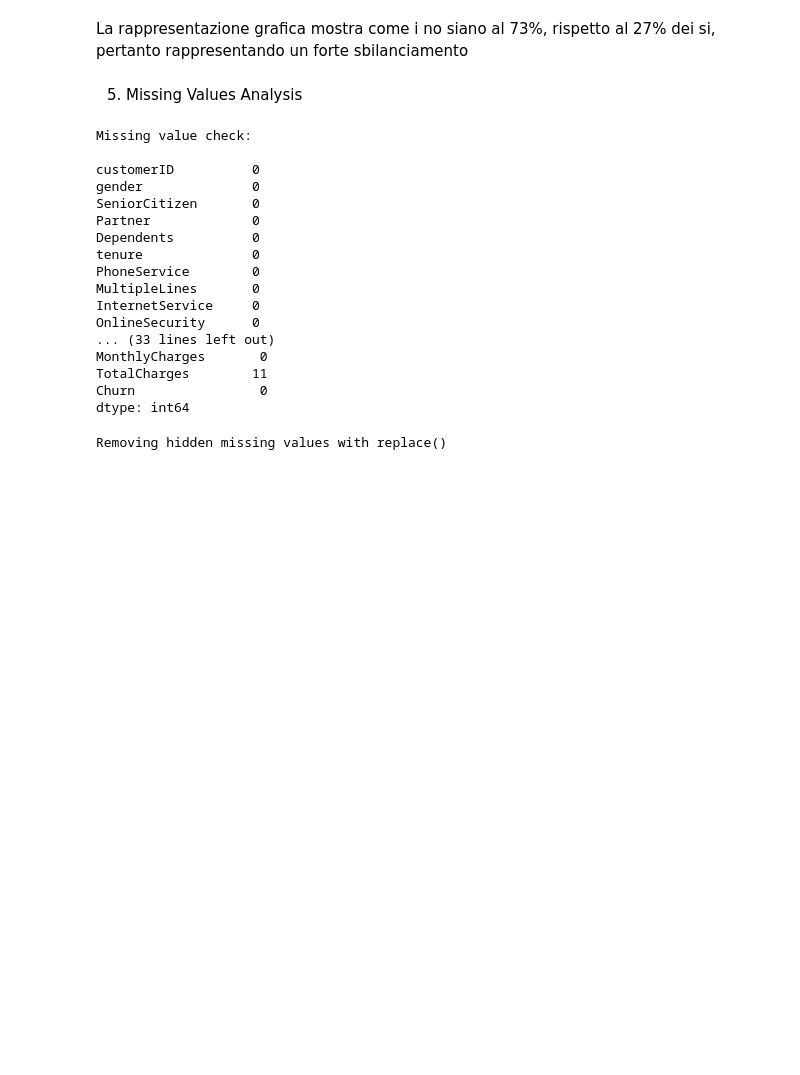
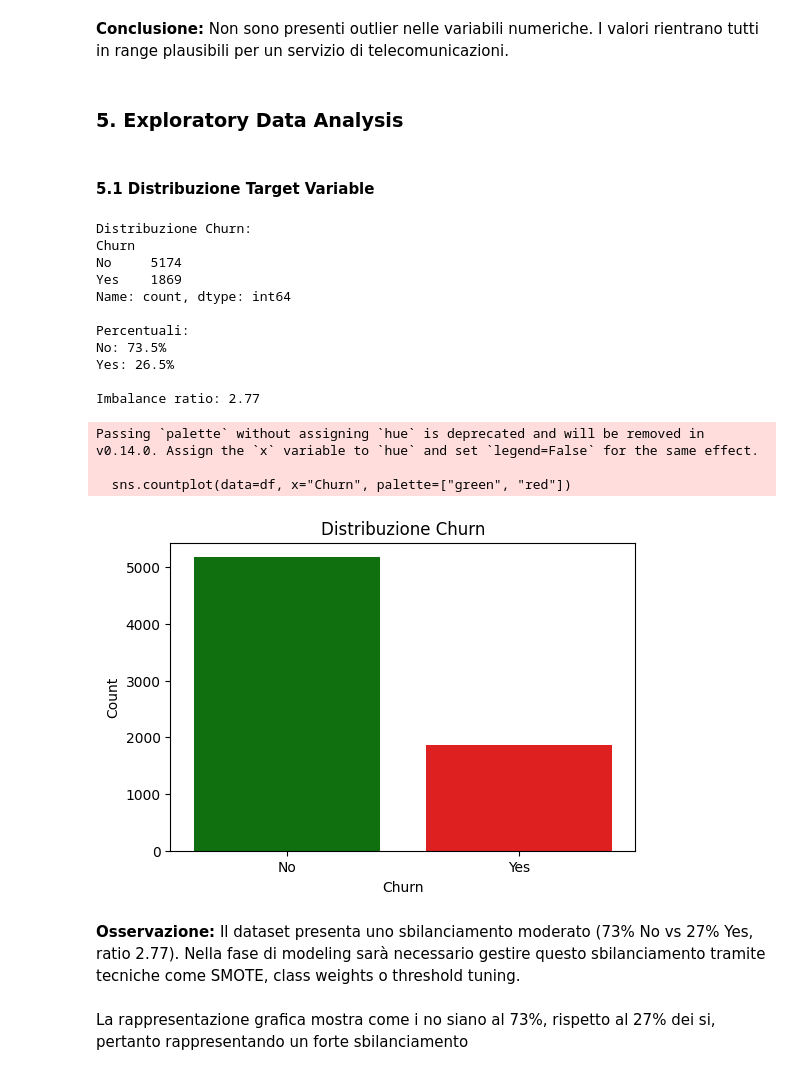
Before and after one commit to Chris05-Gen/churn-predictor-ML, a Jupyter notebook: notebooks/1.0-eda-initial-analysis.ipynb, the cells around one changed output. Drawn from its saved outputs; the diff is of its cells as text; code cells hidden in the pictures; blank space fills up the shorter version.

```diff
--- a/notebooks/1.0-eda-initial-analysis.ipynb
+++ b/notebooks/1.0-eda-initial-analysis.ipynb
@@ -100,32 +194,42 @@ Name: proportion, dtype: float64
+# %% [markdown]
+**Conclusione:** Non sono presenti outlier nelle variabili numeriche.
+I valori rientrano tutti in range plausibili per un servizio di telecomunicazioni.
+# %% [markdown]
+### 5. Exploratory Data Analysis
+# %% [markdown]
+#### 5.1 Distribuzione Target Variable
+# %%
+churn_counts = df["Churn"].value_counts()
+churn_pct = df["Churn"].value_counts(normalize=True) * 100
+
+print(f"Distribuzione Churn:\n{churn_counts}")
+print(f"\nPercentuali:\nNo: {churn_pct['No']:.1f}%\nYes: {churn_pct['Yes']:.1f}%")
+print(f"\nImbalance ratio: {churn_counts['No'] / churn_counts['Yes']:.2f}")
+
+plt.figure(figsize=(6, 4))
+sns.countplot(data=df, x="Churn", palette=["green", "red"])
+plt.title("Distribuzione Churn")
+plt.ylabel("Count")
+plt.show()
+# %% [output]
+Distribuzione Churn:
+Churn
+No     5174
+Yes    1869
+Name: count, dtype: int64
+
+Percentuali:
+No: 73.5%
+Yes: 26.5%
+
+Imbalance ratio: 2.77
+Passing `palette` without assigning `hue` is deprecated and will be removed in v0.14.0. Assign the `x` variable to `hue` and set `legend=False` for the same effect.
+
+  sns.countplot(data=df, x="Churn", palette=["green", "red"])
+[figure, added]
+# %% [markdown]
+**Osservazione:** Il dataset presenta uno sbilanciamento moderato (73% No vs 27% Yes,
+ratio 2.77). Nella fase di modeling sarà necessario gestire questo sbilanciamento
+tramite tecniche come SMOTE, class weights o threshold tuning.
 # %% [markdown]
 La rappresentazione grafica mostra come i no siano al 73%, rispetto al 27% dei si, pertanto rappresentando un forte sbilanciamento
-# %% [markdown]
-5. Missing Values Analysis
-# %%
-print("Missing value check:\n")
-print(df.isnull().sum())
-print("\nChecking for hidden missing values\n")
-print((df == " ").sum())
-# %% [output]
-Missing value check:
-
-customerID          0
-gender              0
-SeniorCitizen       0
-Partner             0
-Dependents          0
-tenure              0
-PhoneService        0
-MultipleLines       0
-InternetService     0
-OnlineSecurity      0
-... (33 lines left out)
-MonthlyCharges       0
-TotalCharges        11
-Churn                0
-dtype: int64
-# %%
-print("Removing hidden missing values with replace()")
-df["TotalCharges"] = df["TotalCharges"].replace(r'^\s*$', value = 0, regex = True)
-# %% [output]
-Removing hidden missing values with replace()
```
Also changed, not shown: parts of 82 cells of this notebook, 3 other files.
